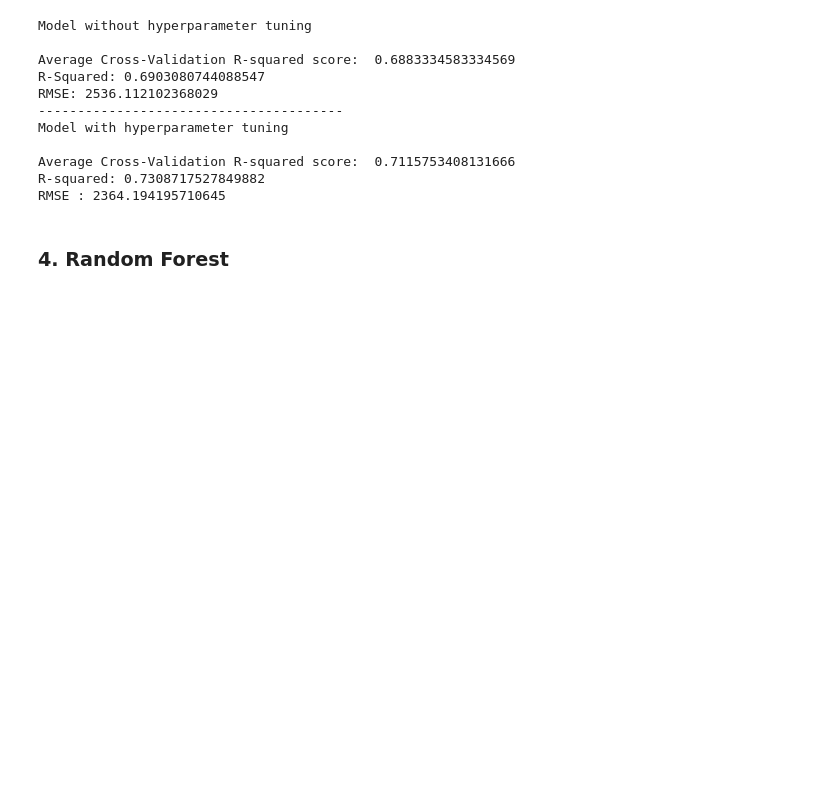
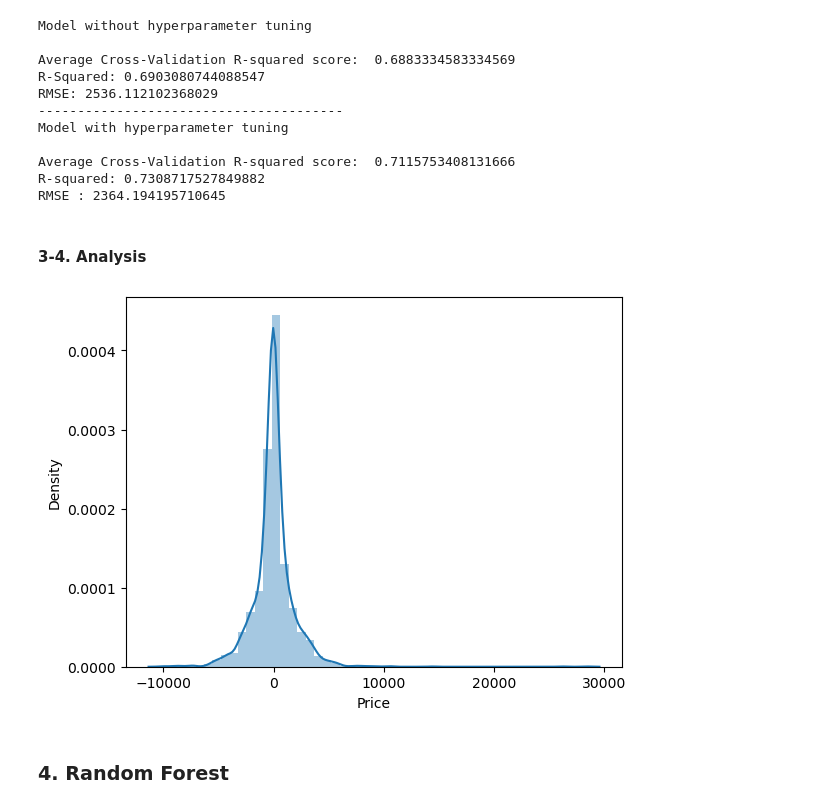
Before and after one commit to Kevin228839/Flight-Fare-Prediction, a Jupyter notebook: final_project.ipynb, the cells around one changed output. Cells and saved outputs as stored; diff of their text form; code cells hidden in the pictures; blank space fills up the shorter version.

```diff
--- a/final_project.ipynb
+++ b/final_project.ipynb
@@ -420,6 +421,13 @@ Model with hyperparameter tuning
 Average Cross-Validation R-squared score:  0.7115753408131666
 R-squared: 0.7308717527849882
 RMSE : 2364.194195710645
+# %% [markdown]
+#### 3-4. Analysis
+# %%
+sns.distplot(target_test-y_pred, bins=50)
+plt.show()
+# %% [output]
+[figure, added]
 # %% [markdown]
 ### 4. Random Forest
 # %% [markdown]
```
Also changed, not shown: parts of 21 cells of this notebook.
